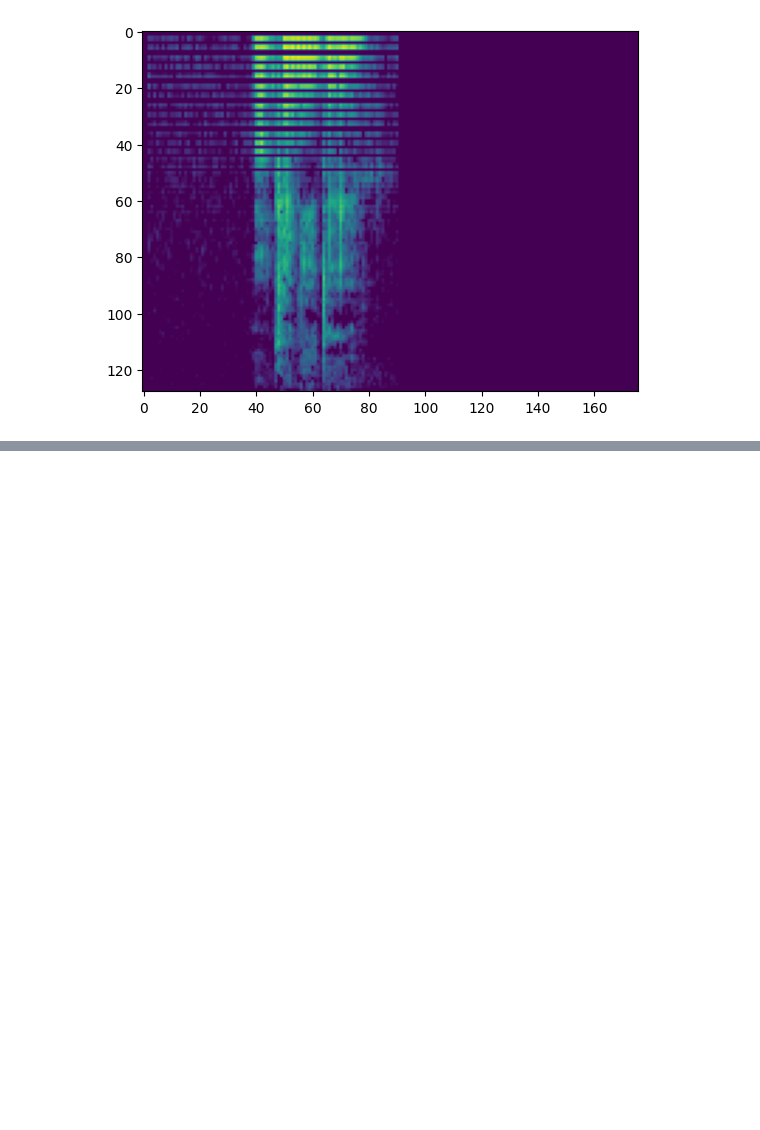
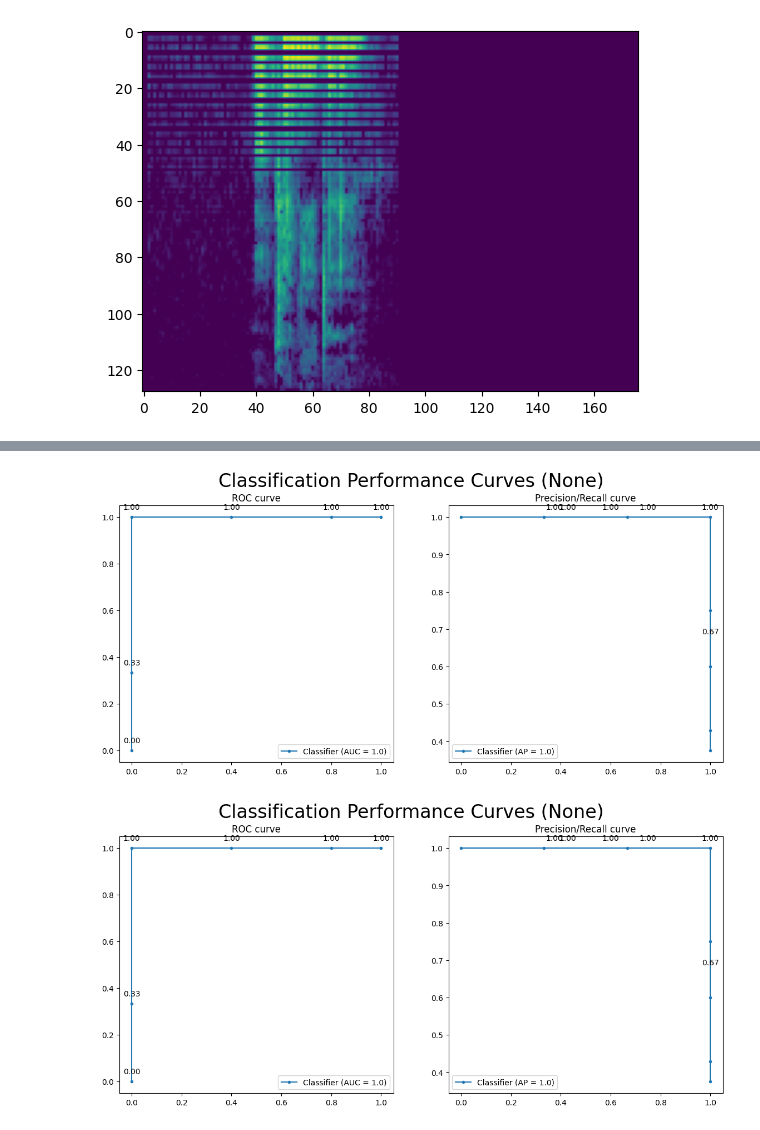
Before and after one commit to cassuci/adf-detector, a Jupyter notebook: 1-0-data-structure.ipynb, the cells around one changed output, grey strips where cells are left out. Drawn from its saved outputs; the diff is of its cells as text; code cells hidden in the pictures; blank space fills up the shorter version.

```diff
--- a/1-0-data-structure.ipynb
+++ b/1-0-data-structure.ipynb
@@ -247,0 +289,5 @@ plt.imshow(audio_to_mel_spectrogram(cls_train_ids_sample[cls_train_ids_sample['f
+# %%
+evaluator.plot_classification_performance()
+# %% [output]
+[figure, added]
+[figure, added]
```
Also changed, not shown: parts of 4 cells of this notebook, 2 other files.
